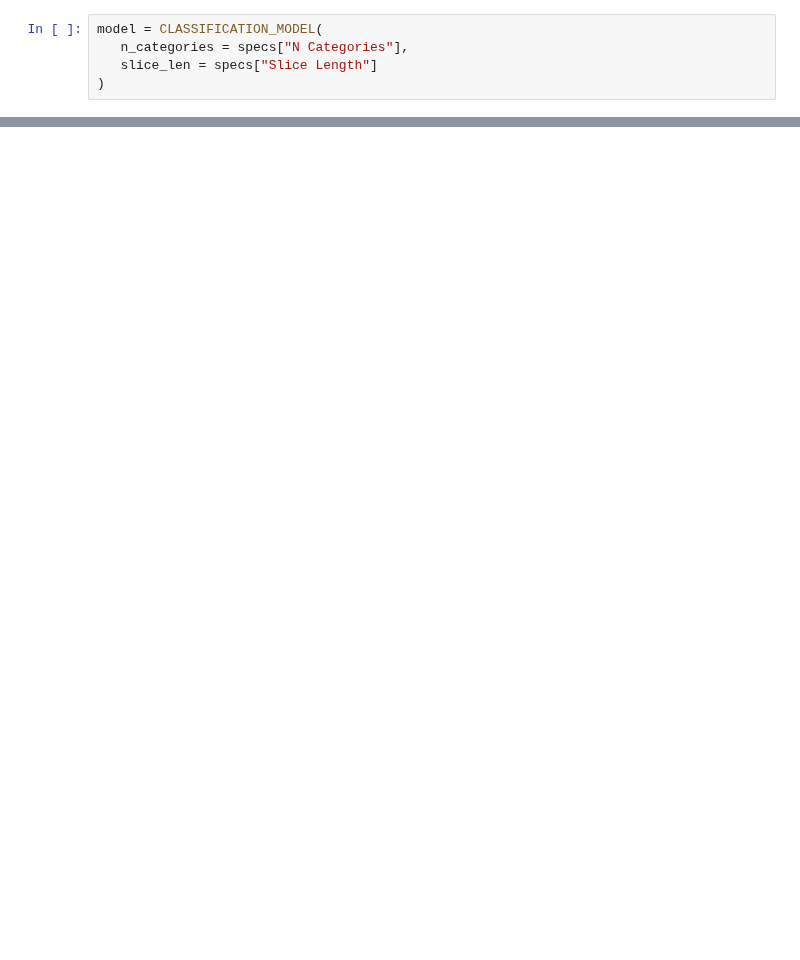
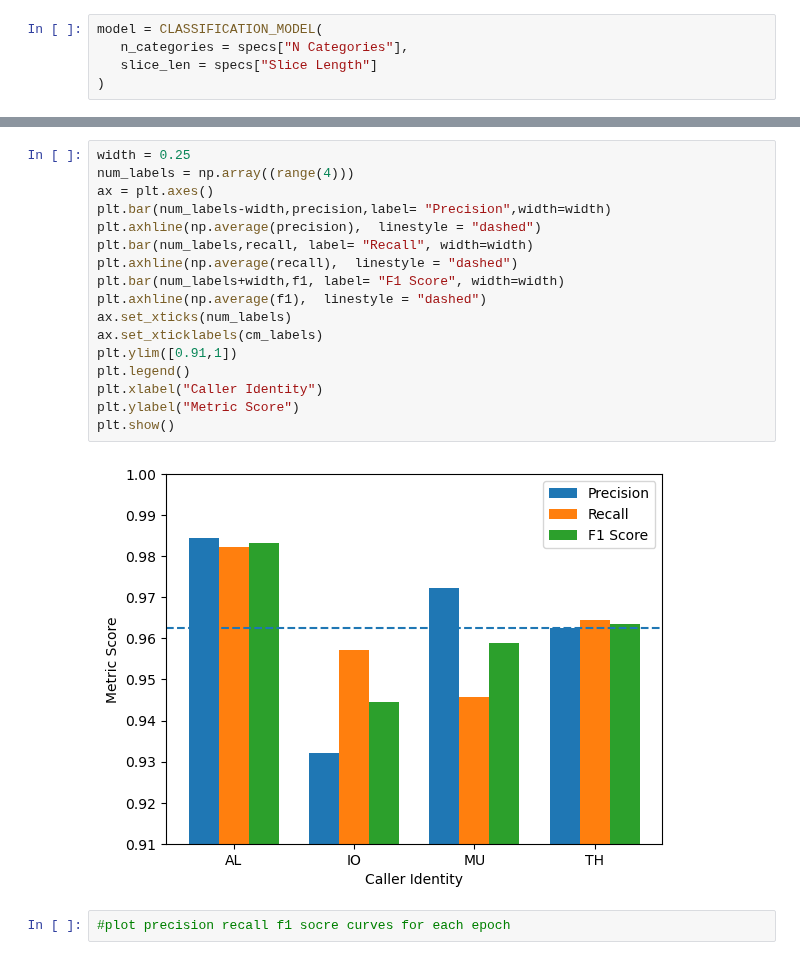
Before and after one commit to JaydenDave/decoding-animimal-communication, a Jupyter notebook: classifier/classifier_test.ipynb, the cells around one changed output, grey strips where cells are left out. Saved outputs shown, nothing was run; the diff lists cells and outputs as text; blank space fills up the shorter version.

```diff
--- a/classifier/classifier_test.ipynb
+++ b/classifier/classifier_test.ipynb
@@ -48,0 +68,21 @@ plt.show()
+# %%
+width = 0.25
+num_labels = np.array((range(4)))
+ax = plt.axes()
+plt.bar(num_labels-width,precision,label= "Precision",width=width)
+plt.axhline(np.average(precision),  linestyle = "dashed")
+plt.bar(num_labels,recall, label= "Recall", width=width)
+plt.axhline(np.average(recall),  linestyle = "dashed")
+plt.bar(num_labels+width,f1, label= "F1 Score", width=width)
+plt.axhline(np.average(f1),  linestyle = "dashed")
+ax.set_xticks(num_labels)
+ax.set_xticklabels(cm_labels)
+plt.ylim([0.91,1])
+plt.legend()
+plt.xlabel("Caller Identity")
+plt.ylabel("Metric Score")
+plt.show()
+# %% [output]
+[figure, added]
+# %%
+#plot precision recall f1 socre curves for each epoch
```
Also changed, not shown: parts of 7 cells of this notebook, 9 other files.
